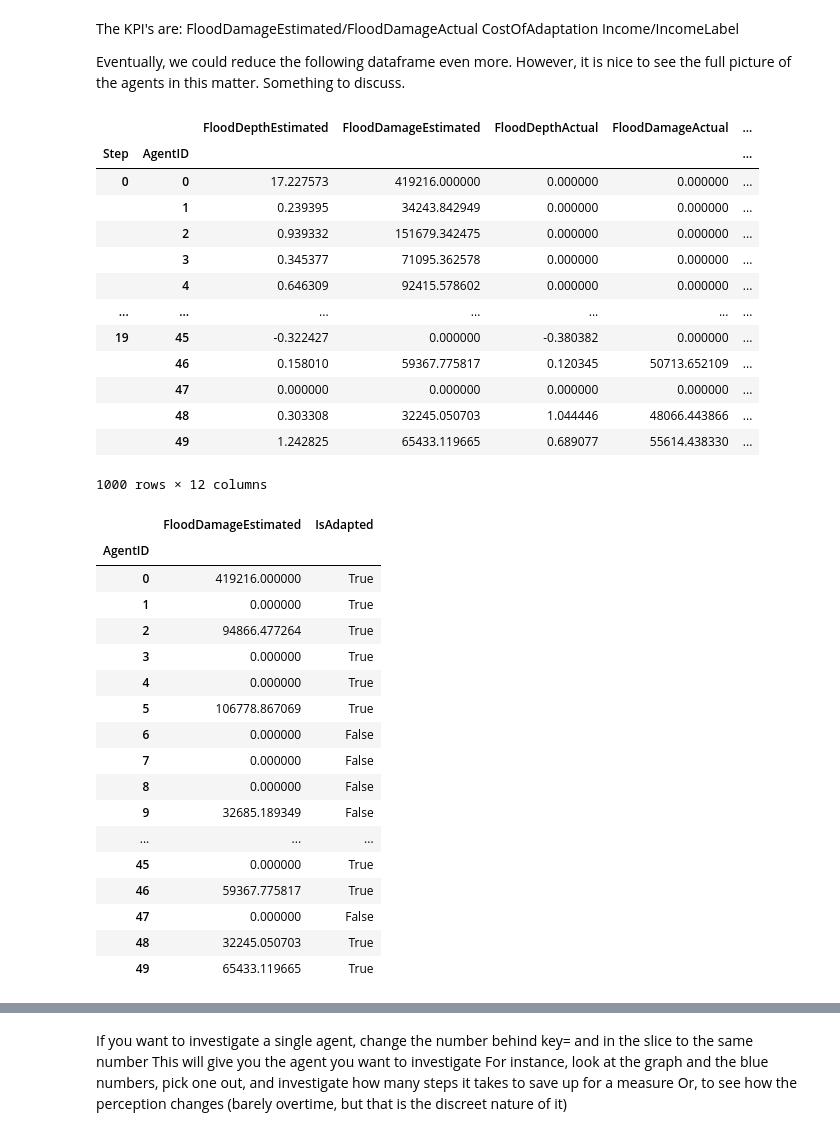
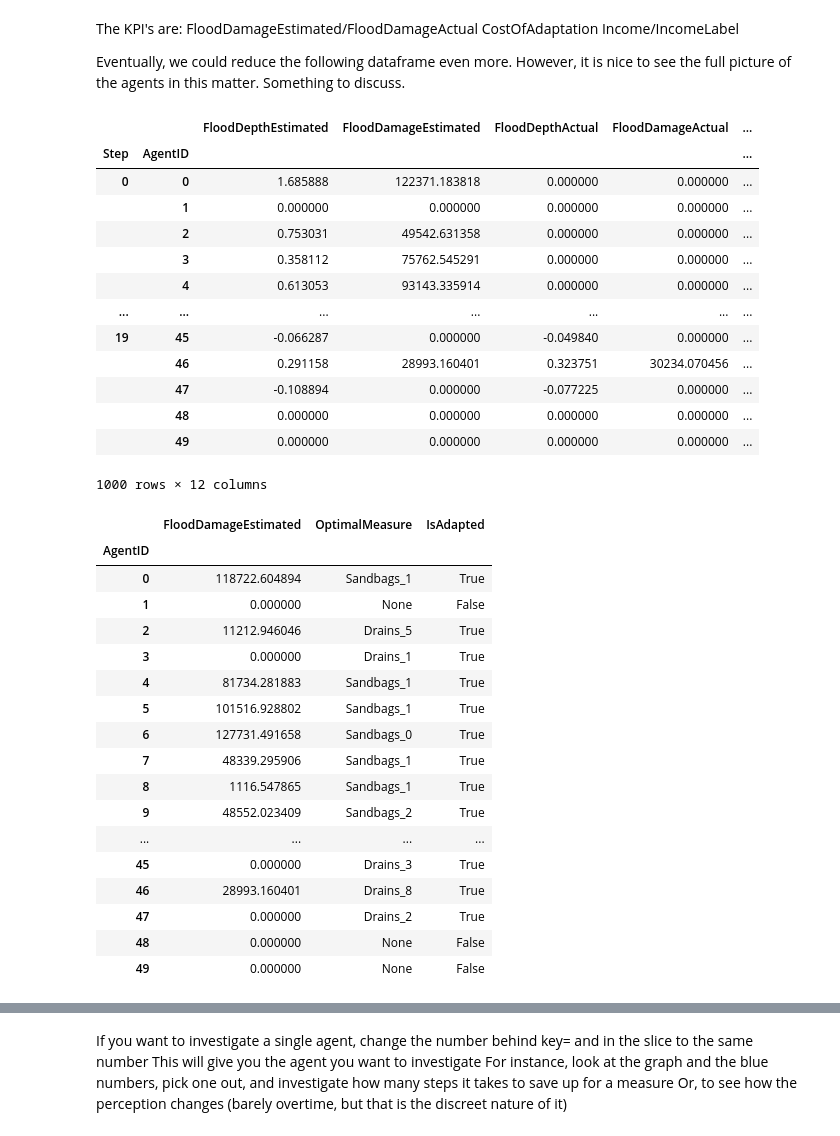
Before and after one commit to Martijntjevdg/SEN1211-ABM, a Jupyter notebook: base_model_mesa/model/demo.ipynb, the cells around one changed output, grey strips where cells are left out. Saved outputs shown, nothing was run; the diff lists cells and outputs as text; code cells hidden in the pictures.

```diff
--- a/base_model_mesa/model/demo.ipynb
+++ b/base_model_mesa/model/demo.ipynb
@@ -26,7 +26,7 @@ import matplotlib.pyplot as plt
 import networkx as nx
 
 # Initialize the Adaptation Model with 50 household agents.
-model = AdaptationModel(number_of_households=50, flood_map_choice="harvey", network="watts_strogatz") # flood_map_choice can be "harvey", "100yr", or "500yr"
+model = AdaptationModel(number_of_households=50, number_of_steps = 20, flood_map_choice="harvey", network="watts_strogatz") # flood_map_choice can be "harvey", "100yr", or "500yr"
 
 # Calculate positions of nodes for the network plot.
 # The spring_layout function positions nodes using a force-directed algorithm,
@@ -97,37 +97,37 @@ agent_data
 # %% [output]
 |  |  | FloodDepthEstimated | FloodDamageEstimated | FloodDepthActual | FloodDamageActual | ... |
 | Step | AgentID |  |  |  |  | ... |
-| 0 | 0 | 17.227573 | 419216.000000 | 0.000000 | 0.000000 | ... |
-|  | 1 | 0.239395 | 34243.842949 | 0.000000 | 0.000000 | ... |
-|  | 2 | 0.939332 | 151679.342475 | 0.000000 | 0.000000 | ... |
-|  | 3 | 0.345377 | 71095.362578 | 0.000000 | 0.000000 | ... |
-|  | 4 | 0.646309 | 92415.578602 | 0.000000 | 0.000000 | ... |
+| 0 | 0 | 1.685888 | 122371.183818 | 0.000000 | 0.000000 | ... |
+|  | 1 | 0.000000 | 0.000000 | 0.000000 | 0.000000 | ... |
+|  | 2 | 0.753031 | 49542.631358 | 0.000000 | 0.000000 | ... |
+|  | 3 | 0.358112 | 75762.545291 | 0.000000 | 0.000000 | ... |
+|  | 4 | 0.613053 | 93143.335914 | 0.000000 | 0.000000 | ... |
 | ... | ... | ... | ... | ... | ... | ... |
-| 19 | 45 | -0.322427 | 0.000000 | -0.380382 | 0.000000 | ... |
-|  | 46 | 0.158010 | 59367.775817 | 0.120345 | 50713.652109 | ... |
-|  | 47 | 0.000000 | 0.000000 | 0.000000 | 0.000000 | ... |
-|  | 48 | 0.303308 | 32245.050703 | 1.044446 | 48066.443866 | ... |
-|  | 49 | 1.242825 | 65433.119665 | 0.689077 | 55614.438330 | ... |
+| 19 | 45 | -0.066287 | 0.000000 | -0.049840 | 0.000000 | ... |
+|  | 46 | 0.291158 | 28993.160401 | 0.323751 | 30234.070456 | ... |
+|  | 47 | -0.108894 | 0.000000 | -0.077225 | 0.000000 | ... |
+|  | 48 | 0.000000 | 0.000000 | 0.000000 | 0.000000 | ... |
+|  | 49 | 0.000000 | 0.000000 | 0.000000 | 0.000000 | ... |
 1000 rows × 12 columns
 # %%
-step19 = agent_data.loc[19, :][['FloodDamageEstimated', 'IsAdapted']]
+step19 = agent_data.loc[19, :][['FloodDamageEstimated', 'OptimalMeasure', 'IsAdapted']]
 step19
 # %% [output]
-|  | FloodDamageEstimated | IsAdapted |
-| AgentID |  |  |
-| 0 | 419216.000000 | True |
-| 1 | 0.000000 | True |
-| 2 | 94866.477264 | True |
-| 3 | 0.000000 | True |
-| 4 | 0.000000 | True |
-| 5 | 106778.867069 | True |
-| 6 | 0.000000 | False |
-| 7 | 0.000000 | False |
-| 8 | 0.000000 | False |
-| 9 | 32685.189349 | False |
-| ... | ... | ... |
-| 45 | 0.000000 | True |
-| 46 | 59367.775817 | True |
-| 47 | 0.000000 | False |
-| 48 | 32245.050703 | True |
-| 49 | 65433.119665 | True |
+|  | FloodDamageEstimated | OptimalMeasure | IsAdapted |
+| AgentID |  |  |  |
+| 0 | 118722.604894 | Sandbags_1 | True |
+| 1 | 0.000000 | None | False |
+| 2 | 11212.946046 | Drains_5 | True |
+| 3 | 0.000000 | Drains_1 | True |
+| 4 | 81734.281883 | Sandbags_1 | True |
+| 5 | 101516.928802 | Sandbags_1 | True |
+| 6 | 127731.491658 | Sandbags_0 | True |
+| 7 | 48339.295906 | Sandbags_1 | True |
+| 8 | 1116.547865 | Sandbags_1 | True |
+| 9 | 48552.023409 | Sandbags_2 | True |
+| ... | ... | ... | ... |
+| 45 | 0.000000 | Drains_3 | True |
+| 46 | 28993.160401 | Drains_8 | True |
+| 47 | 0.000000 | Drains_2 | True |
+| 48 | 0.000000 | None | False |
+| 49 | 0.000000 | None | False |
```
Also changed, not shown: parts of 5 cells of this notebook, 3 other files.
